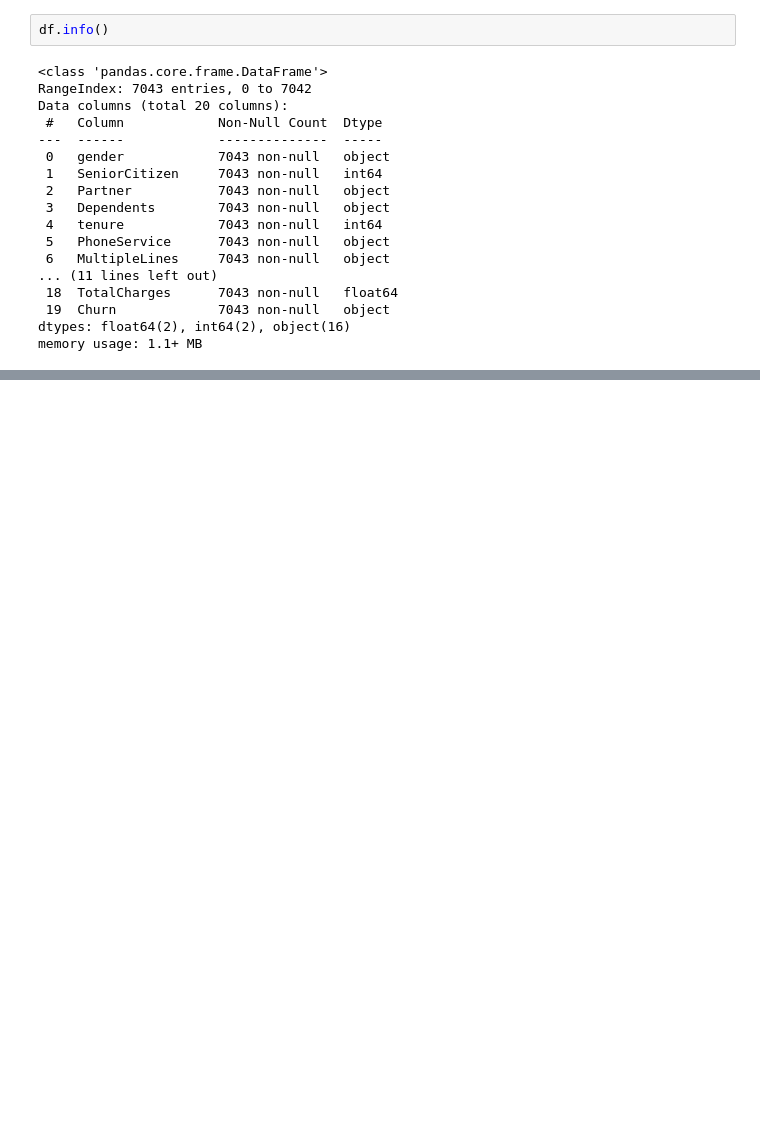
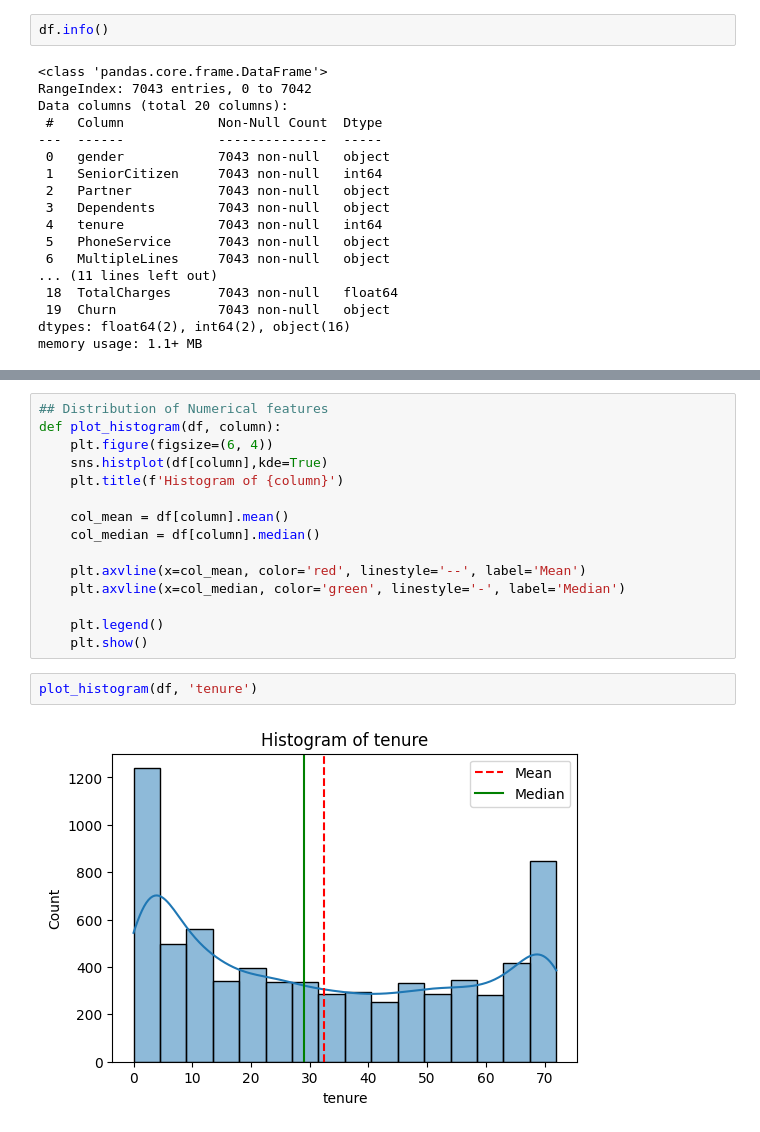
Before and after one commit to razzaq-99/Customer-Churn-Prediction, a Jupyter notebook: customer_churn.ipynb, the cells around one changed output, grey strips where cells are left out. Saved outputs shown, nothing was run; the diff lists cells and outputs as text; blank space fills up the shorter version.

Commit message:
Applied some EDA on numerical columns such as Distribution and Corr

```diff
--- a/customer_churn.ipynb
+++ b/customer_churn.ipynb
@@ -137,0 +152,19 @@ memory usage: 1.1+ MB
+# %%
+## Distribution of Numerical features
+def plot_histogram(df, column):
+    plt.figure(figsize=(6, 4))
+    sns.histplot(df[column],kde=True)
+    plt.title(f'Histogram of {column}')
+
+    col_mean = df[column].mean()
+    col_median = df[column].median()
+
+    plt.axvline(x=col_mean, color='red', linestyle='--', label='Mean')
+    plt.axvline(x=col_median, color='green', linestyle='-', label='Median')
+
+    plt.legend()
+    plt.show()
+# %%
+plot_histogram(df, 'tenure')
+# %% [output]
+[figure, added]
```
Also changed, not shown: parts of 10 cells of this notebook.
